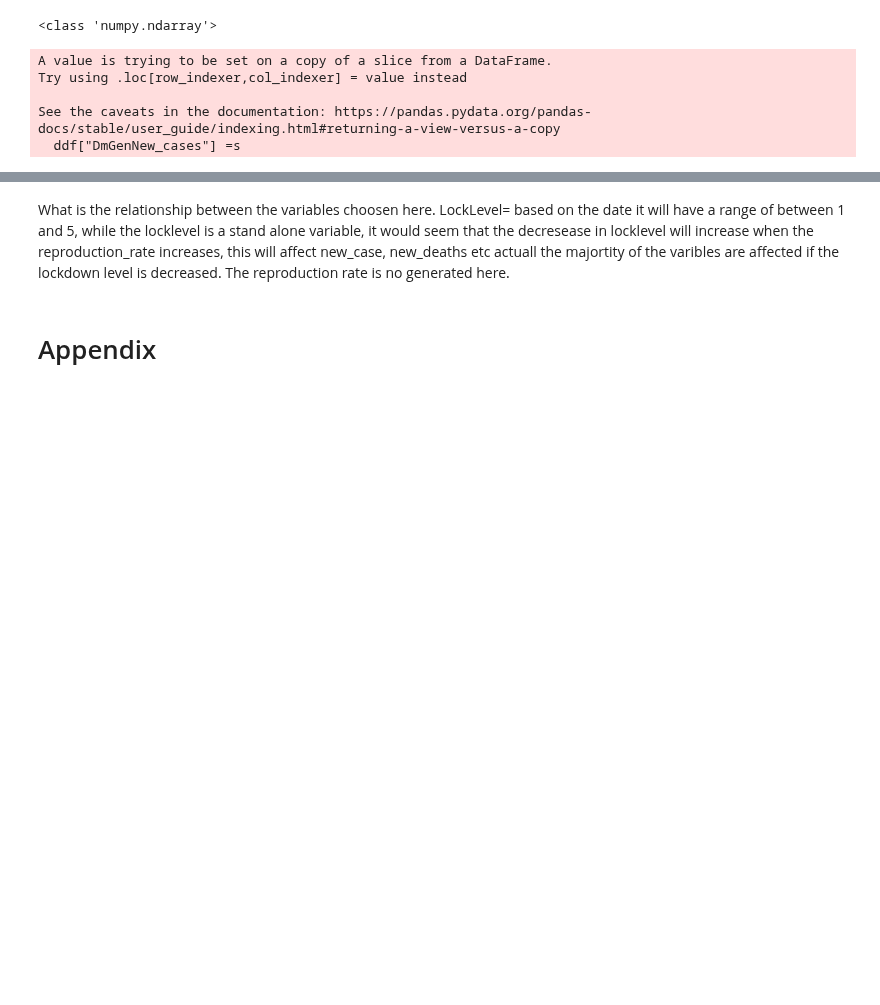
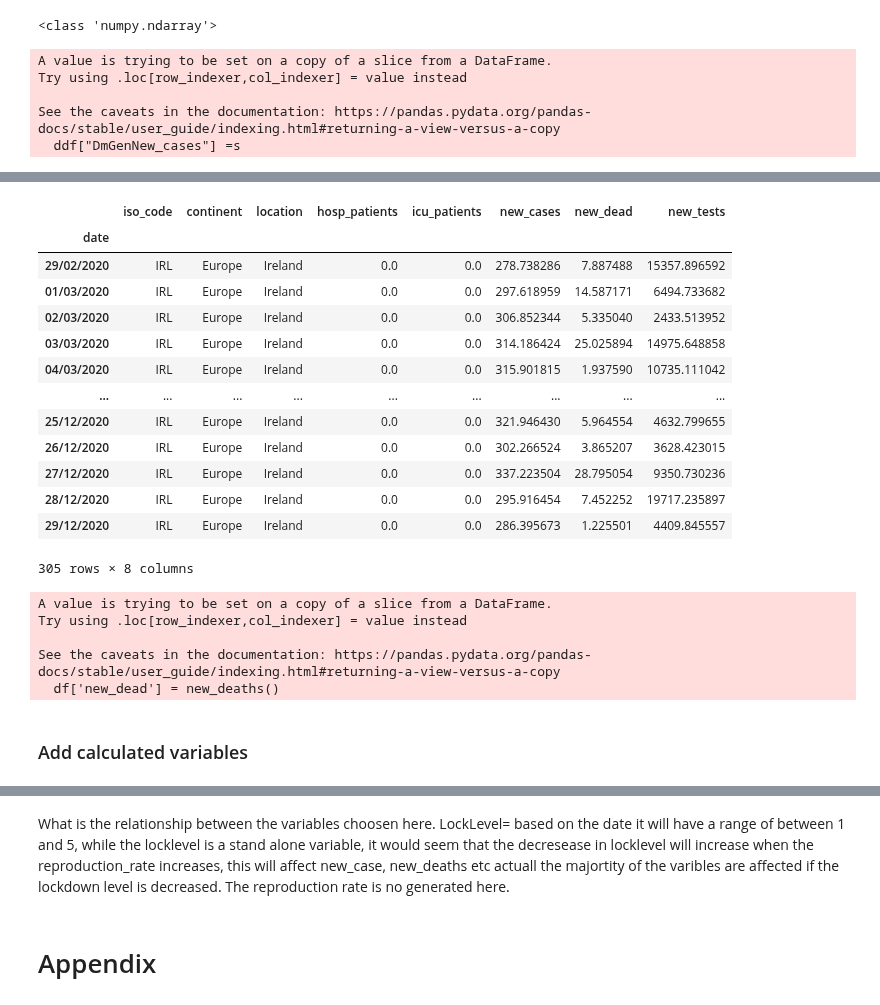
Before and after one commit to G00387859/programming-for-data-analysis-assignment, a Jupyter notebook: Project2020.ipynb, the cells around one changed output, grey strips where cells are left out. Saved outputs shown, nothing was run; the diff lists cells and outputs as text; code cells hidden in the pictures; blank space fills up the shorter version.

Commit message:
adding calulated variables

```diff
--- a/Project2020.ipynb
+++ b/Project2020.ipynb
@@ -257,8 +285,8 @@ array([1.00001977, 1.00002487, 0.99998024, 0.99989091, 0.9998097 ,
 # %%
 # code example
-# weibull does not seem to be correct as va
-gfg = np.random.wald(7531.809836065574, 21000, 304)
+# weibull does not seem to be correct as wald
+gfg = np.random.wald(7531.809836065574, 21000, 305)
 #gfg = np.random.weibull(50000,305)
 print(len(gfg))
-gfg
+#gfg
 # %% [output]
@@ -329 +294,5 @@ See the caveats in the documentation: https://pandas.pydata.org/pandas-docs/stab
+# %%
+def new_tests():
+    gfg = np.random.wald(7531.809836065574, 21000, 305)
+    return gfg
 # %% [markdown]
@@ -462,3 +451,20 @@ ddf
+# %%
+df
+# %% [output]
+|  | iso_code | continent | location | hosp_patients | icu_patients | new_cases | new_dead | new_tests |
+| date |  |  |  |  |  |  |  |  |
+| 29/02/2020 | IRL | Europe | Ireland | 0.0 | 0.0 | 278.738286 | 7.887488 | 15357.896592 |
+| 01/03/2020 | IRL | Europe | Ireland | 0.0 | 0.0 | 297.618959 | 14.587171 | 6494.733682 |
+| 02/03/2020 | IRL | Europe | Ireland | 0.0 | 0.0 | 306.852344 | 5.335040 | 2433.513952 |
+| 03/03/2020 | IRL | Europe | Ireland | 0.0 | 0.0 | 314.186424 | 25.025894 | 14975.648858 |
+| 04/03/2020 | IRL | Europe | Ireland | 0.0 | 0.0 | 315.901815 | 1.937590 | 10735.111042 |
+| ... | ... | ... | ... | ... | ... | ... | ... | ... |
+| 25/12/2020 | IRL | Europe | Ireland | 0.0 | 0.0 | 321.946430 | 5.964554 | 4632.799655 |
+| 26/12/2020 | IRL | Europe | Ireland | 0.0 | 0.0 | 302.266524 | 3.865207 | 3628.423015 |
+| 27/12/2020 | IRL | Europe | Ireland | 0.0 | 0.0 | 337.223504 | 28.795054 | 9350.730236 |
+| 28/12/2020 | IRL | Europe | Ireland | 0.0 | 0.0 | 295.916454 | 7.452252 | 19717.235897 |
+| 29/12/2020 | IRL | Europe | Ireland | 0.0 | 0.0 | 286.395673 | 1.225501 | 4409.845557 |
+305 rows × 8 columns
 # %%
 warnings.filterwarnings('ignore')
 #loc = mean or center of the distrubtion.
@@ -466,0 +473,11 @@ ddf['reproduction_rate'] = np.round(x, 2);
+# %%
+#add new_deaths to the dataframe
+df['new_dead'] = new_deaths()
+# %% [output]
+A value is trying to be set on a copy of a slice from a DataFrame.
+Try using .loc[row_indexer,col_indexer] = value instead
+
+See the caveats in the documentation: https://pandas.pydata.org/pandas-docs/stable/user_guide/indexing.html#returning-a-view-versus-a-copy
+  df['new_dead'] = new_deaths()
+# %% [markdown]
+### Add calculated variables
```
Also changed, not shown: parts of 29 cells of this notebook.
